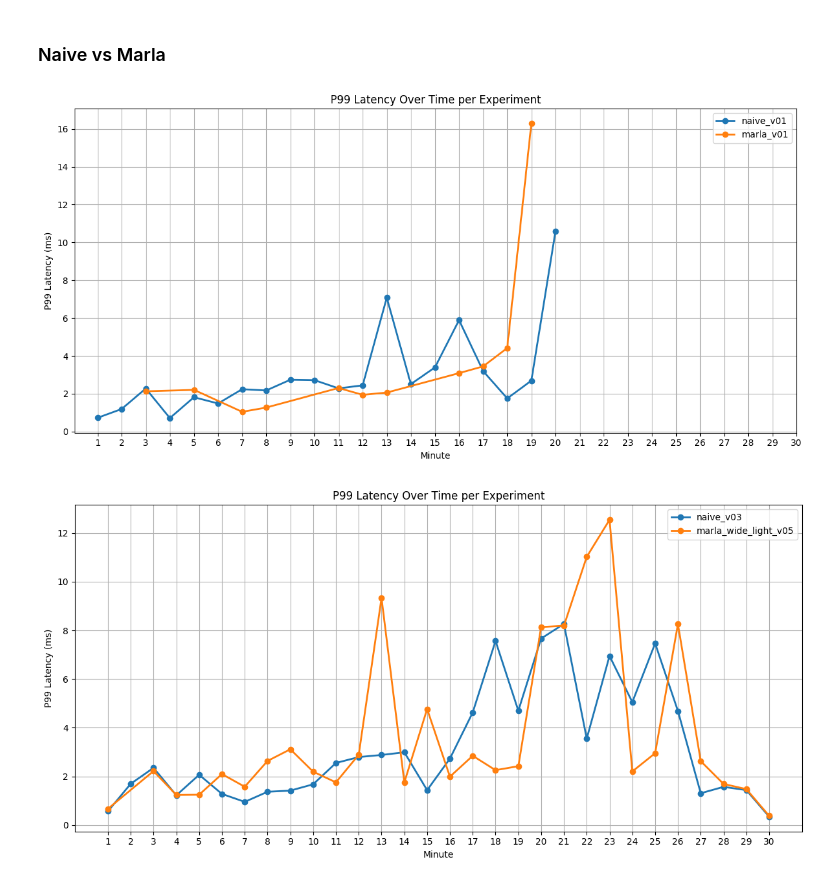
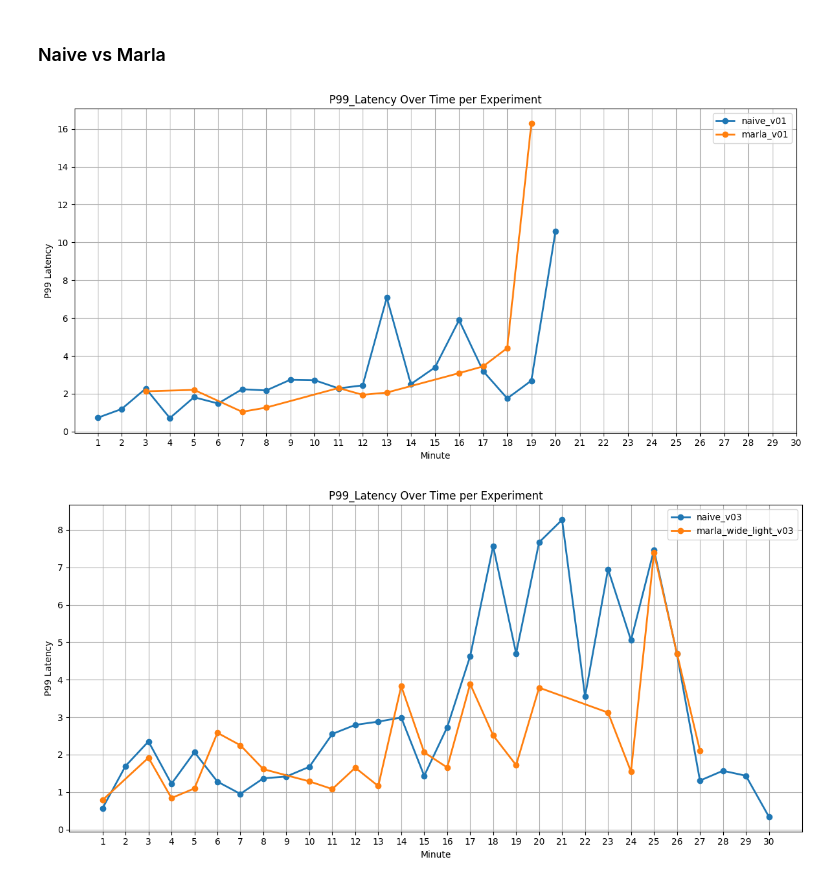
Before and after one commit to georgakopoulosgeo/Interference_Thesis_NTUA, a Jupyter notebook: Results/naive_vs_marla.ipynb, the cells around one changed output. Saved outputs shown, nothing was run; the diff lists cells and outputs as text; code cells hidden in the pictures.

```diff
--- a/Results/naive_vs_marla.ipynb
+++ b/Results/naive_vs_marla.ipynb
@@ -12,12 +12,13 @@ csv_folder = "/home/george/Workshop/Interference/Results/traffic_generator_csvs"
 # Get all CSV files in the folder
 csv_files = glob.glob(os.path.join(csv_folder, "*.csv"))
 # %%
-def plot_p99_latency(csv_filenames, folder_path="/home/george/Workshop/Interference/Results/traffic_generator_csvs"):
+def plot_metric_over_time(csv_filenames, metric="P99_Latency", folder_path=csv_folder):
     """
-    Plots the P99 latency over time for selected CSV files, keeping only values below 20.
+    Plots the selected metric over time for selected CSV files, keeping only values below 20 for P99_Latency.
 
     Args:
         csv_filenames (list): List of CSV filenames (e.g., ["naive_v01.csv", "balanced_ramp.csv"]).
+        metric (str): The metric column to plot (default: "P99_Latency").
         folder_path (str): Folder where the CSV files are stored.
     """
     plt.figure(figsize=(12, 6))
@@ -30,27 +31,27 @@ def plot_p99_latency(csv_filenames, folder_path="/home/george/Workshop/Interfere
 
         df = pd.read_csv(full_path)
         df['Minute'] = pd.to_numeric(df['Minute'], errors='coerce')
-        df['P99_Latency'] = pd.to_numeric(df['P99_Latency'], errors='coerce')
-        df = df[df['P99_Latency'] < 20]  # Keep only values below 20
+        df[metric] = pd.to_numeric(df[metric], errors='coerce')
+        df = df[df[metric] < 20]  # Keep only values below 20
 
         label = filename.replace(".csv", "")
-        plt.plot(df['Minute'], df['P99_Latency'], marker='o', linewidth=2, label=label)
+        plt.plot(df['Minute'], df[metric], marker='o', linewidth=2, label=label)
 
-    plt.title("P99 Latency Over Time per Experiment")
+    plt.title(f"{metric} Over Time per Experiment")
     plt.xlabel("Minute")
-    plt.ylabel("P99 Latency (ms)")
+    plt.ylabel(metric.replace("_", " "))
     plt.legend()
     plt.grid(True)
     plt.tight_layout()
-    plt.xticks(range(1, 31))  # Set x-axis ticks to integers 1 to 30
+    plt.xticks(range(1, 31))
     plt.show()
 # %%
-plot_p99_latency(["naive_v01.csv", "marla_v01.csv"])
+plot_metric_over_time(["naive_v01.csv", "marla_v01.csv"])
 # %% [output]
-[figure, old version]
+[figure, new version]
 # %%
 # plot for naive 02 and naive 03
 #"marla_wide_light_v03.csv"
-plot_p99_latency(["naive_v03.csv", "marla_wide_light_v05.csv"])
+plot_metric_over_time(["naive_v03.csv", "marla_wide_light_v03.csv"], metric="P99_Latency")
 # %% [output]
-[figure, old version]
+[figure, new version]
```
Also changed, not shown: parts of 1 cell of this notebook, 3 other files.
